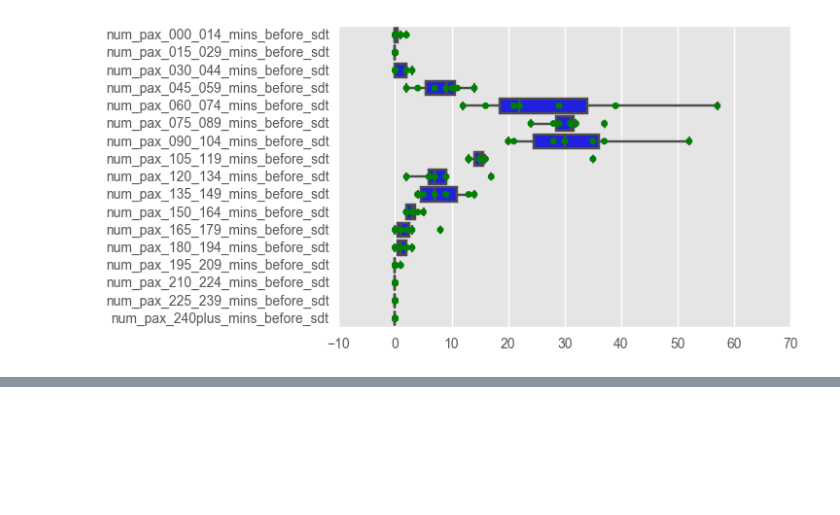
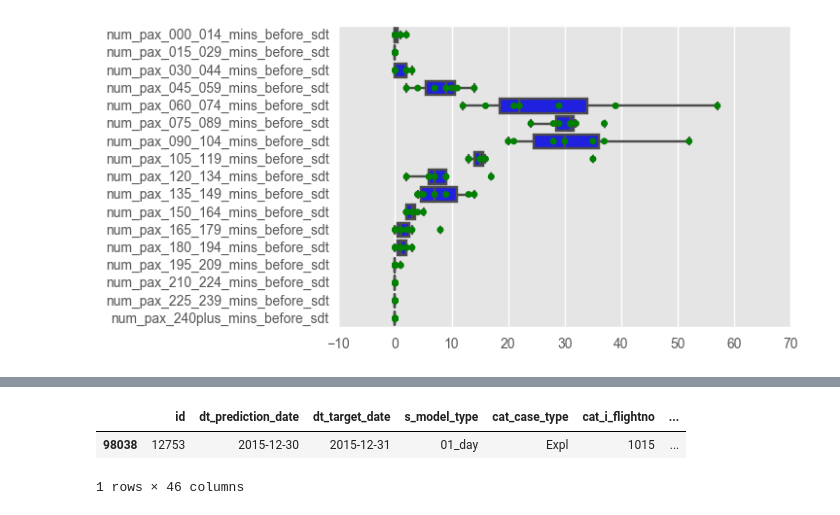
Before and after one commit to glennmoy/Dublin-Airport-Challenge, a Jupyter notebook: EDA_glenn.ipynb, the cells around one changed output, grey strips where cells are left out. Saved outputs shown, nothing was run; the diff lists cells and outputs as text; code cells hidden in the pictures; blank space fills up the shorter version.

```diff
--- a/EDA_glenn.ipynb
+++ b/EDA_glenn.ipynb
@@ -297,0 +321,6 @@ Historical Data:
+# %%
+df_train[(df_train['dt_flight_date']>=test_row['dt_prediction_date'])]
+# %% [output]
+|  | id | dt_prediction_date | dt_target_date | s_model_type | cat_case_type | cat_i_flightno | ... |
+| 98038 | 12753 | 2015-12-30 | 2015-12-31 | 01_day | Expl | 1015 | ... |
+1 rows × 46 columns
```
Also changed, not shown: parts of 13 cells of this notebook, 2 other files.
